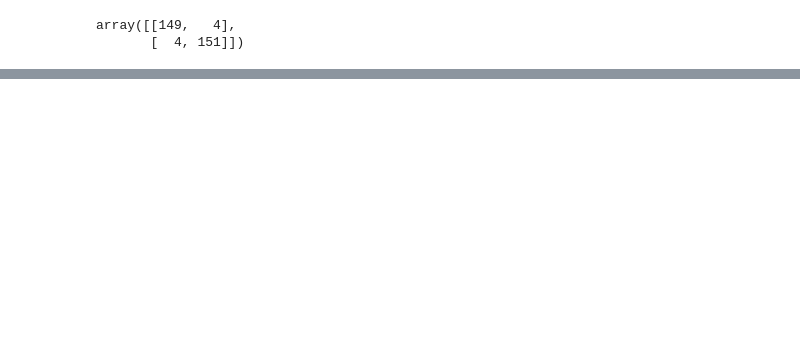
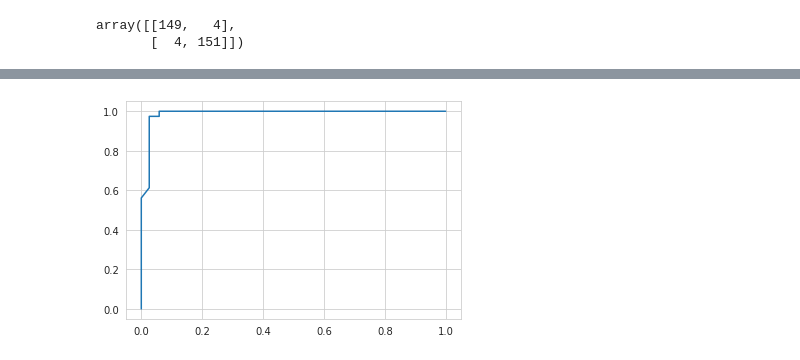
Before and after one commit to deepak-1197/small-projects, a Jupyter notebook: Heart_Disease.ipynb, the cells around one changed output, grey strips where cells are left out. Drawn from its saved outputs; the diff is of its cells as text; code cells hidden in the pictures; blank space fills up the shorter version.

```diff
--- a/Heart_Disease.ipynb
+++ b/Heart_Disease.ipynb
@@ -293,0 +308,6 @@ plt.show()
+# %%
+plt.figure()
+plt.plot(fpr,tpr, label="Clf 1(area = %.2f)" % Log_ROC_auc)
+plt.show()
+# %% [output]
+[figure, added]
```
Also changed, not shown: parts of 27 cells of this notebook.
